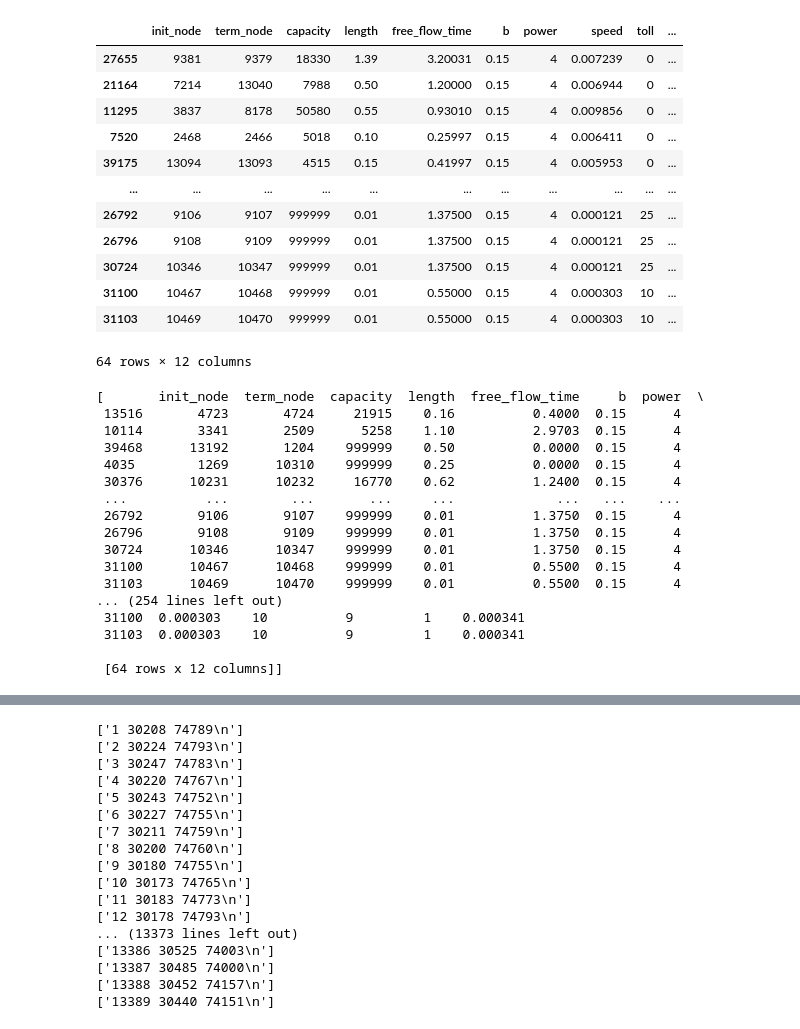
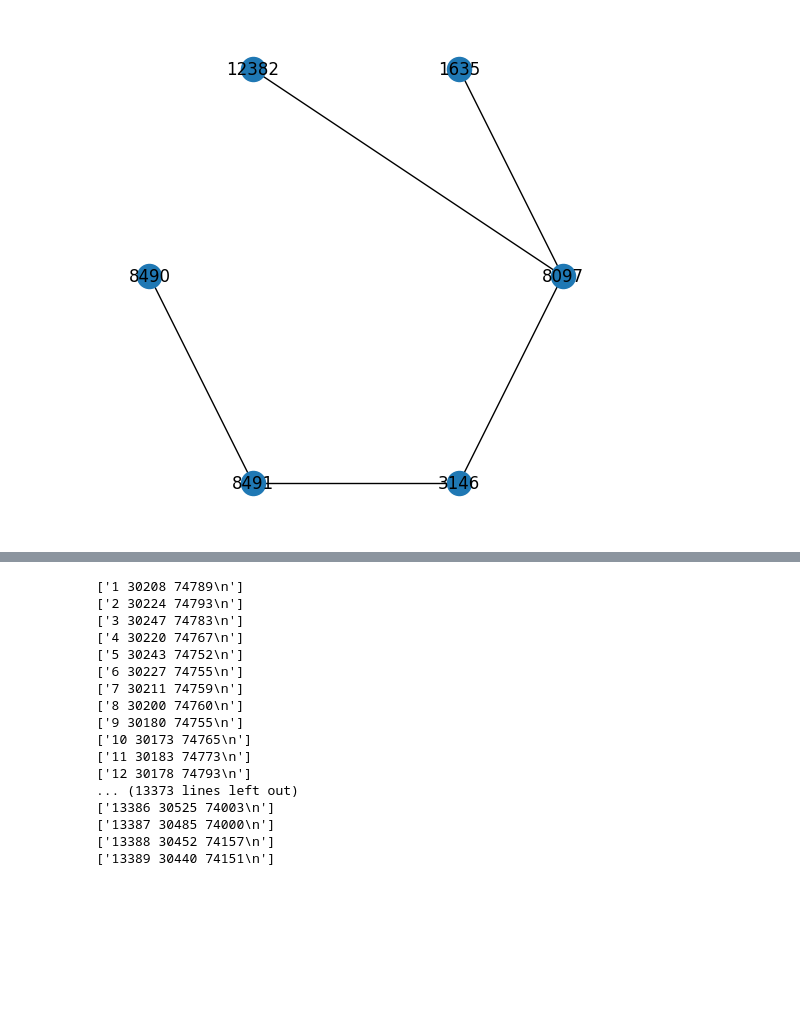
Before and after one commit to erikaguti/BSE_Networks_Final, a Jupyter notebook: Philadelphia.ipynb, the cells around one changed output, grey strips where cells are left out. Drawn from its saved outputs; the diff is of its cells as text; code cells hidden in the pictures; blank space fills up the shorter version.

Commit message:
make connected network from one edge

```diff
--- a/Philadelphia.ipynb
+++ b/Philadelphia.ipynb
@@ -32,6 +32,10 @@ net = pd.read_csv(link_file, skiprows=8, sep='\t')
 trimmed= [s.strip().lower() for s in net.columns]
 net.columns = trimmed
 net.drop(['~', ';'], axis=1, inplace=True)
+# %%
+# remove edges with assumed placeholder capacity
+net = net[net['capacity'] != 999999]
+net.reset_index(inplace = True)
 # %%
 # Define the treatment variable
 net['has_toll'] = 0
@@ -81,0 +80,20 @@ non_tollroads_connected_to_tolls = non_toll_roads[(non_toll_roads['init_node'].i
+# %%
+# Build connected network from one edge
+def get_connected_edges(start_edge, df):
+    node1 = start_edge['init_node']
+    node2 = start_edge['term_node']
+
+    edges = df[(df['init_node'] == node1) | (df['term_node'] == node1) | (df['init_node'] == node2) |  (df['term_node'] == node2)]
+
+    return edges
+
+def get_connected_edges_df(df, neighbors, sample_df):
+    while neighbors > 0:
+        for index, row in df.iterrows():
+            edges = get_connected_edges(row, sample_df)
+            df = pd.concat([df, edges], axis = 0)
+            neighbors = neighbors - 1
+    df.drop_duplicates(inplace = True)
+    return df
+# %%
+toll_network = get_connected_edges_df(net[net['has_toll'] == 1], 10, net)
@@ -81,0 +114,6 @@ non_tollroads_connected_to_tolls = non_toll_roads[(non_toll_roads['init_node'].i
+# %%
+G = nx.from_pandas_edgelist(toll_network, 'init_node', 'term_node')
+plt.figure(figsize=(5, 5))
+nx.draw_shell(G, with_labels=True)
+# %% [output]
+[figure, added]
@@ -94,39 +139,3 @@ treatment_groups = create_subsamples(net[net['has_toll'] == 1],non_toll_roads, i
 treatment_groups_w_toll_nodes = create_subsamples(net[net['has_toll'] == 1],non_tollroads_connected_to_tolls, iterations = 10, n = 32)
 control_groups = create_subsamples(toll_roads_ff_imputed, non_toll_roads, iterations = 10, n = 32)
 control_groups_w_toll_nodes = create_subsamples(toll_roads_ff_imputed,non_tollroads_connected_to_tolls, iterations = 10, n = 32)
-# %%
-treatment_groups[9]
-# %% [output]
-|  | init_node | term_node | capacity | length | free_flow_time | b | power | speed | toll | ... |
-| 27655 | 9381 | 9379 | 18330 | 1.39 | 3.20031 | 0.15 | 4 | 0.007239 | 0 | ... |
-| 21164 | 7214 | 13040 | 7988 | 0.50 | 1.20000 | 0.15 | 4 | 0.006944 | 0 | ... |
-| 11295 | 3837 | 8178 | 50580 | 0.55 | 0.93010 | 0.15 | 4 | 0.009856 | 0 | ... |
-| 7520 | 2468 | 2466 | 5018 | 0.10 | 0.25997 | 0.15 | 4 | 0.006411 | 0 | ... |
-| 39175 | 13094 | 13093 | 4515 | 0.15 | 0.41997 | 0.15 | 4 | 0.005953 | 0 | ... |
-| ... | ... | ... | ... | ... | ... | ... | ... | ... | ... | ... |
-| 26792 | 9106 | 9107 | 999999 | 0.01 | 1.37500 | 0.15 | 4 | 0.000121 | 25 | ... |
-| 26796 | 9108 | 9109 | 999999 | 0.01 | 1.37500 | 0.15 | 4 | 0.000121 | 25 | ... |
-| 30724 | 10346 | 10347 | 999999 | 0.01 | 1.37500 | 0.15 | 4 | 0.000121 | 25 | ... |
-| 31100 | 10467 | 10468 | 999999 | 0.01 | 0.55000 | 0.15 | 4 | 0.000303 | 10 | ... |
-| 31103 | 10469 | 10470 | 999999 | 0.01 | 0.55000 | 0.15 | 4 | 0.000303 | 10 | ... |
-64 rows × 12 columns
-# %%
-treatment_groups
-# %% [output]
-[       init_node  term_node  capacity  length  free_flow_time     b  power  \
- 13516       4723       4724     21915    0.16          0.4000  0.15      4
- 10114       3341       2509      5258    1.10          2.9703  0.15      4
- 39468      13192       1204    999999    0.50          0.0000  0.15      4
- 4035        1269      10310    999999    0.25          0.0000  0.15      4
- 30376      10231      10232     16770    0.62          1.2400  0.15      4
- ...          ...        ...       ...     ...             ...   ...    ...
- 26792       9106       9107    999999    0.01          1.3750  0.15      4
- 26796       9108       9109    999999    0.01          1.3750  0.15      4
- 30724      10346      10347    999999    0.01          1.3750  0.15      4
- 31100      10467      10468    999999    0.01          0.5500  0.15      4
- 31103      10469      10470    999999    0.01          0.5500  0.15      4
-... (254 lines left out)
- 31100  0.000303    10          9         1    0.000341
- 31103  0.000303    10          9         1    0.000341
-
- [64 rows x 12 columns]]
```
Also changed, not shown: parts of 20 cells of this notebook, 1 other file.
